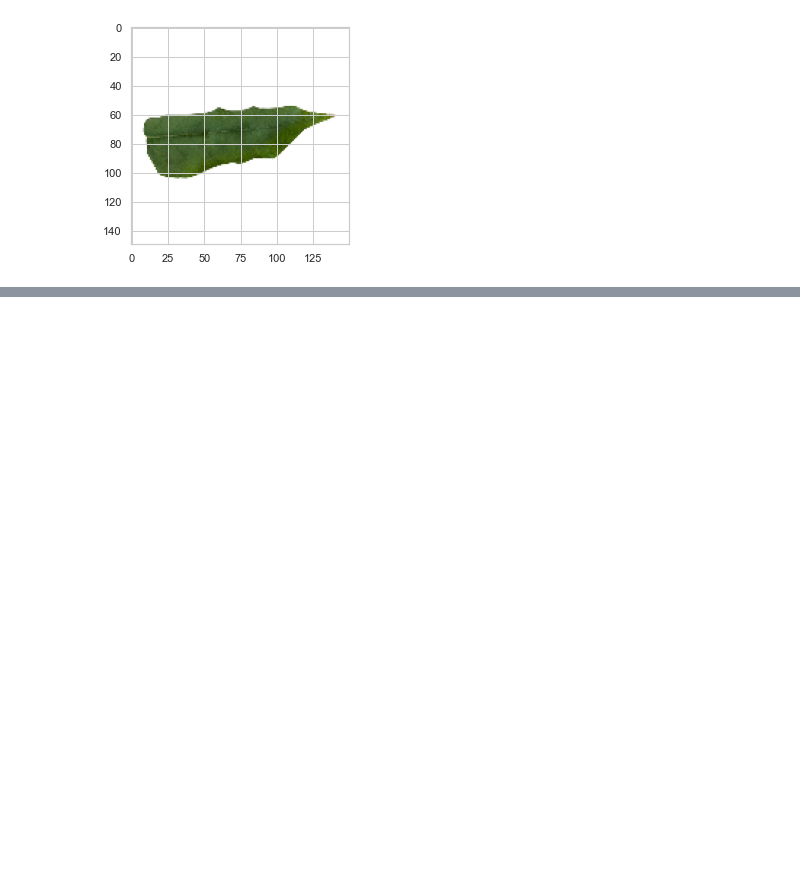
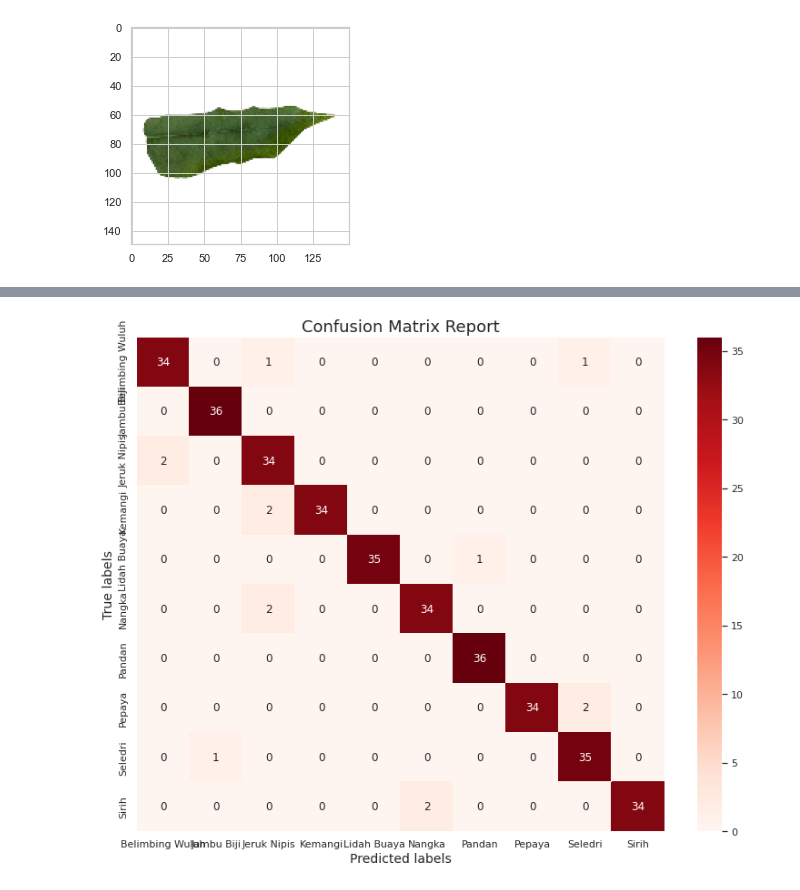
Before and after one commit to wahyubudii/CNN-VGG16-Herbal-Leaf-Classification, a Jupyter notebook: No_Augmentasi_Final_Daun_Herbal_Wahyu_385_Bella_400.ipynb, the cells around one changed output, grey strips where cells are left out. Saved outputs shown, nothing was run; the diff lists cells and outputs as text; code cells hidden in the pictures; blank space fills up the shorter version.

```diff
--- a/No_Augmentasi_Final_Daun_Herbal_Wahyu_385_Bella_400.ipynb
+++ b/No_Augmentasi_Final_Daun_Herbal_Wahyu_385_Bella_400.ipynb
@@ -448,0 +799,4 @@ Belimbing Wuluh
+# %%
+from keras.models import load_model
+
+model = load_model('/content/gdrive/MyDrive/Colab Notebooks/Daun Herbal/Load Model/NoAugmentasi_Model.h5')
@@ -448,0 +826,14 @@ Belimbing Wuluh
+# %%
+from sklearn.metrics import classification_report
+from sklearn.metrics import precision_score, confusion_matrix, classification_report
+import seaborn as sns
+import numpy as np
+
+sns.set(style='whitegrid')
+
+testLab = test_generator.classes
+pred = model.predict(test_generator)
+y_pred = np.argmax(pred, axis=-1)
+class_names = test_generator.class_indices
+
+print(classification_report(y_pred, testLab, target_names=class_names))
@@ -448,0 +858,15 @@ Belimbing Wuluh
+# %%
+Cmatrix_test = confusion_matrix(testLab, y_pred)
+plt.figure(figsize=(13,10))
+ax = plt.subplot()
+data = np.asarray(Cmatrix_test).reshape(10,10)
+sns.heatmap(data, annot=True, fmt='', ax=ax, cmap=plt.cm.Reds)
+ax.set_xlabel('Predicted labels', fontsize=14)
+ax.set_ylabel('True labels', fontsize=14)
+ax.set_title('Confusion Matrix')
+ax.xaxis.set_ticklabels(class_names)
+ax.yaxis.set_ticklabels(class_names)
+plt.title('Confusion Matrix Report', fontsize=18)
+plt.show()
+# %% [output]
+[figure, added]
```
Also changed, not shown: parts of 26 cells of this notebook.
